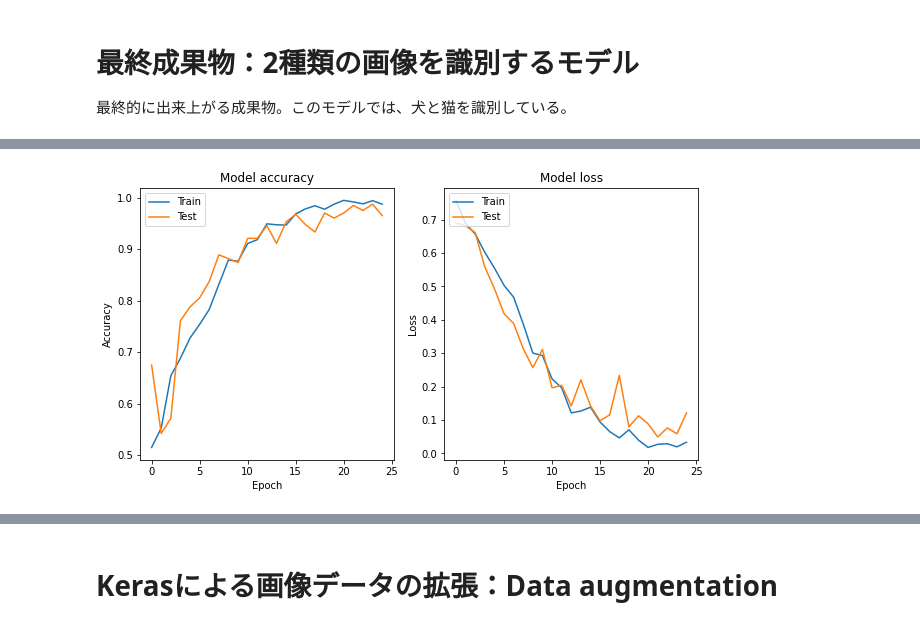
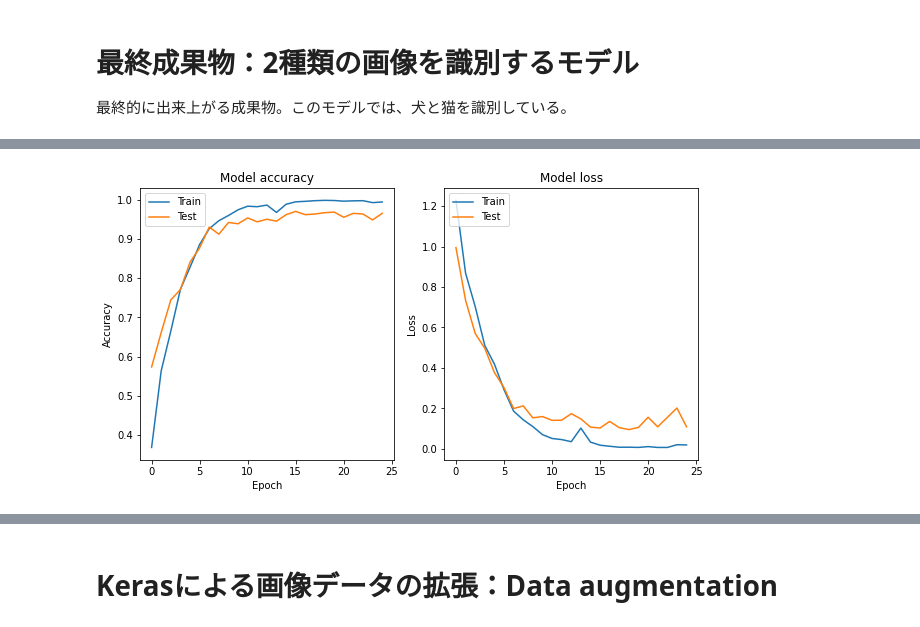
Before and after one commit to snsk/_sandbox, a Jupyter notebook: Deeplearning_Image_Classification_Tutorial.ipynb, the cells around one changed output, grey strips where cells are left out. Cells and saved outputs as stored; diff of their text form; code cells hidden in the pictures.

```diff
--- a/Deeplearning_Image_Classification_Tutorial.ipynb
+++ b/Deeplearning_Image_Classification_Tutorial.ipynb
@@ -144,13 +144,15 @@ from sklearn.model_selection import train_test_split
 from PIL import Image
 from pprint import pprint
 
-folder = ["dog_1000","cat_1000"]
+folder = ["dog_1000","monkey_1000","pheasant_1000"]
 image_size = 100
 X = []
 Y = []
+colab_root = '/content/drive/MyDrive/colab_root/'
+
 for index, name in enumerate(folder):
-    dir = "/content/drive/MyDrive/colab_root/" + name
-    files = glob.glob(dir + "/*.jpg")
+    dir = colab_root + name
+    files = glob.glob(dir + '/*.jpg')
     for i, file in enumerate(files):
         image = Image.open(file)
         image = image.convert("RGB")
@@ -166,7 +168,7 @@ X = X.astype('float32')
 X = X / 255.0
 
 # 正解ラベルの形式を変換
-Y = np_utils.to_categorical(Y, 2)
+Y = np_utils.to_categorical(Y, 3)
 
 # 学習用データとテストデータを切り分ける
 X_train, X_test, Y_train, Y_test = train_test_split(X, Y, test_size=0.20)
@@ -200,7 +202,7 @@ model.add(Flatten())
 model.add(Dense(512))
 model.add(Activation('relu'))
 model.add(Dropout(0.5))
-model.add(Dense(2))
+model.add(Dense(3))
 model.add(Activation('softmax'))
 
 #モデルのコンパイル
@@ -221,7 +223,7 @@ result = model.fit(X_train, Y_train, batch_size=64, epochs=epochs_num, validatio
 #from keras.utils.vis_utils import plot_model
 #plot_model(model, to_file='./model.png', show_shapes=True, expand_nested=True)
 
-#model.save('ramen_hiyashi.h5')
+model.save(colab_root + 'momotaro.h5')
 
 import matplotlib.pyplot as plt
 
@@ -274 +276 @@ Epoch 25/25
-[figure, old version]
+[figure, new version]
```
Also changed, not shown: parts of 6 cells of this notebook.
